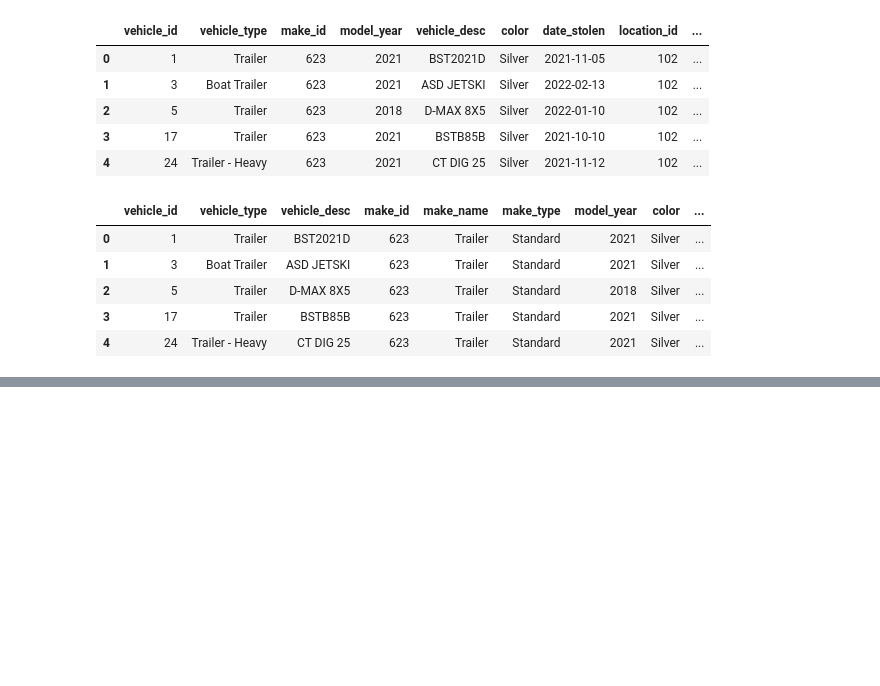
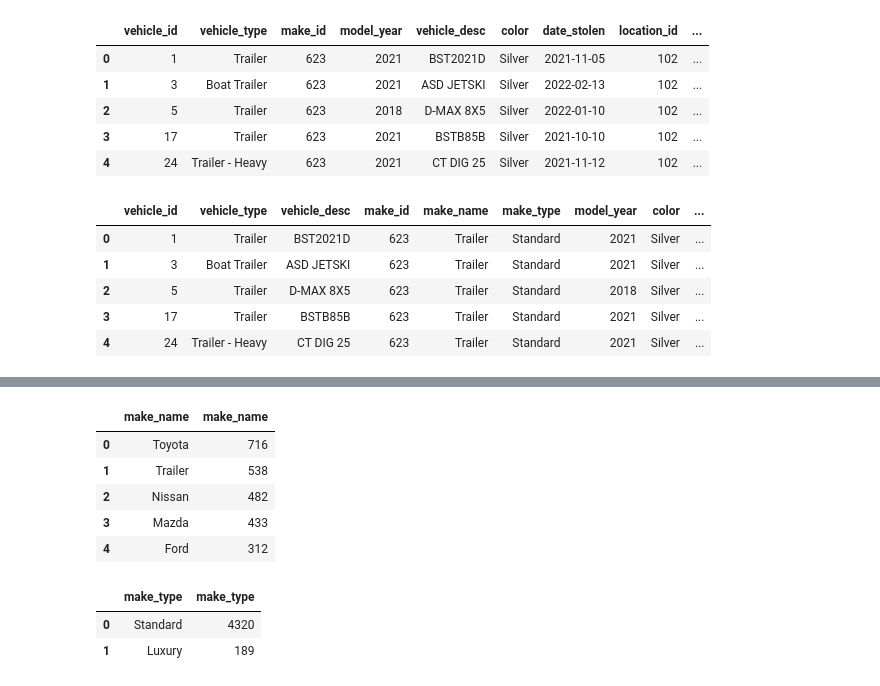
Before and after one commit to daniau23/motor_vehicle_thefts_analysis, a Jupyter notebook: eda/eda.ipynb, the cells around one changed output, grey strips where cells are left out. Cells and saved outputs as stored; diff of their text form; code cells hidden in the pictures; blank space fills up the shorter version.

```diff
--- a/eda/eda.ipynb
+++ b/eda/eda.ipynb
@@ -1080,0 +1206,21 @@ full_merged_cleaning.head()
+# %%
+(full_merged_featured[cat_list[2]].
+ value_counts().
+ sort_values(ascending=False).to_frame().reset_index().
+ rename(columns={'index':cat_list[2]})).head()
+# %% [output]
+|  | make_name | make_name |
+| 0 | Toyota | 716 |
+| 1 | Trailer | 538 |
+| 2 | Nissan | 482 |
+| 3 | Mazda | 433 |
+| 4 | Ford | 312 |
+# %%
+(full_merged_featured[cat_list[3]].
+ value_counts().
+ sort_values(ascending=False).to_frame().reset_index().
+ rename(columns={'index':cat_list[3]})).head()
+# %% [output]
+|  | make_type | make_type |
+| 0 | Standard | 4320 |
+| 1 | Luxury | 189 |
```
Also changed, not shown: parts of 23 cells of this notebook.
